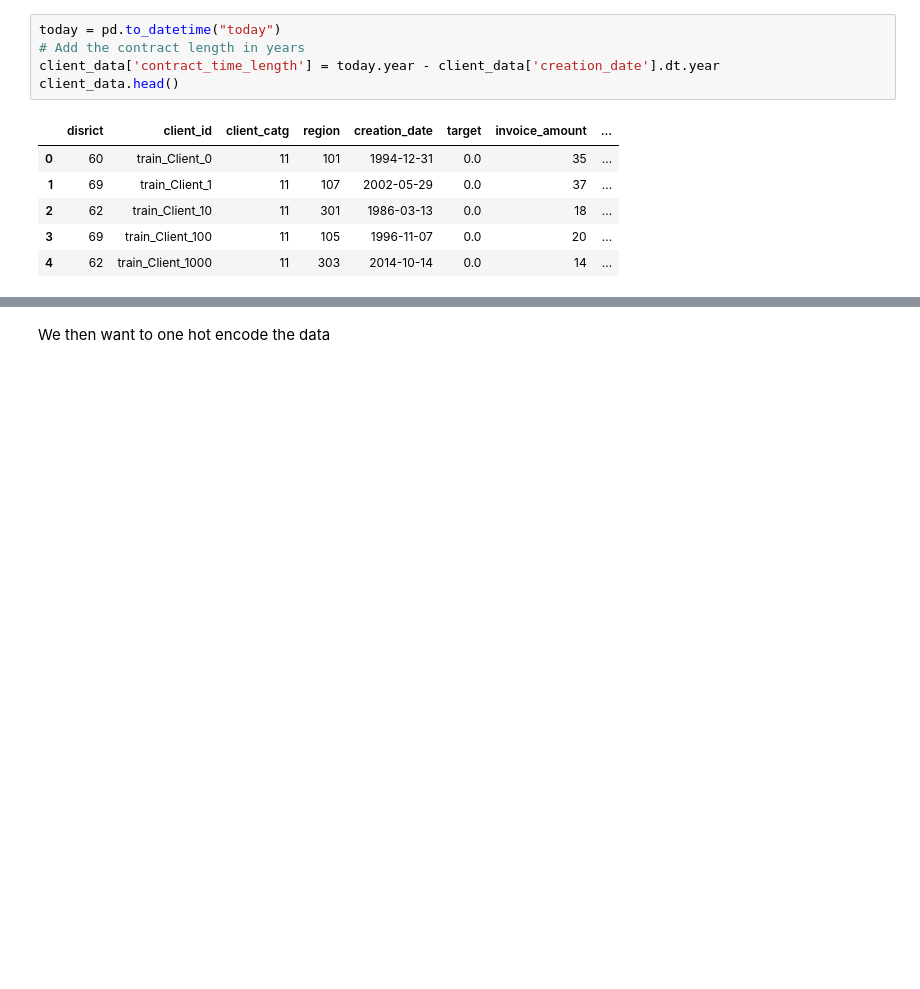
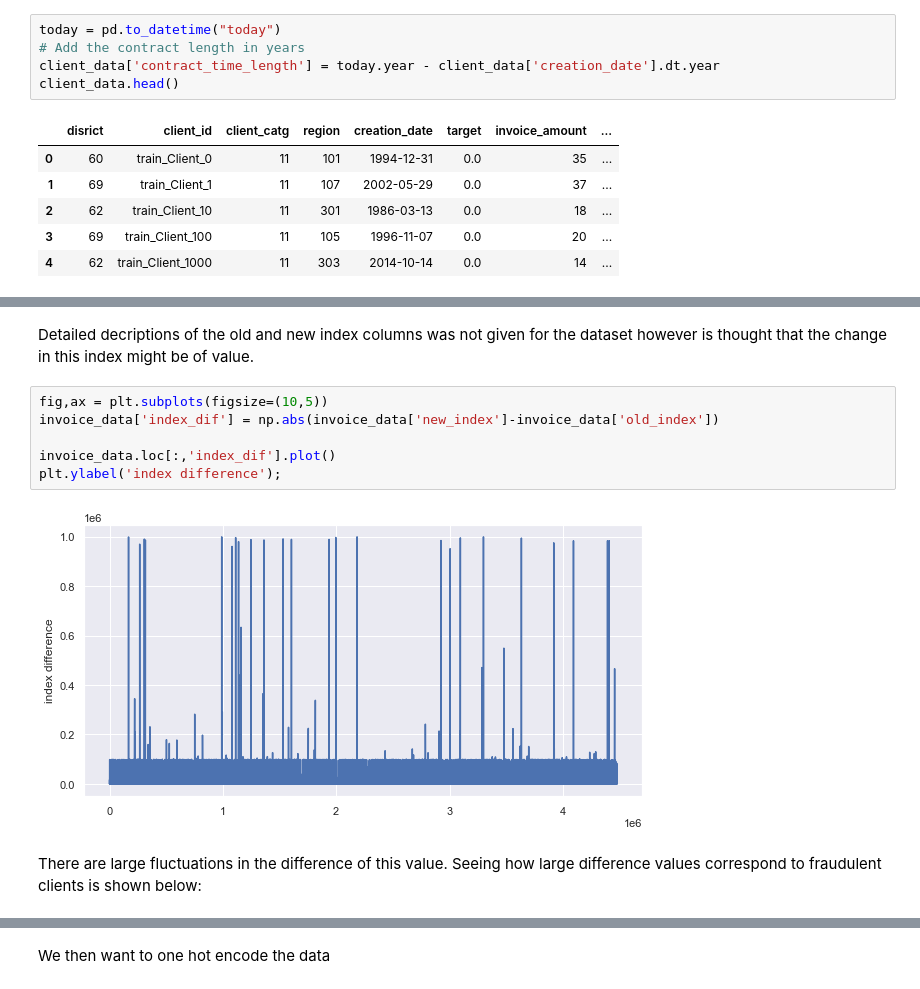
Before and after one commit to Werner101/Team_5_TPC, a Jupyter notebook: Team_5_FInal_1.ipynb, the cells around one changed output, grey strips where cells are left out. Drawn from its saved outputs; the diff is of its cells as text; blank space fills up the shorter version.

```diff
--- a/Team_5_FInal_1.ipynb
+++ b/Team_5_FInal_1.ipynb
@@ -109,0 +117,12 @@ invoice_data['index_dif'] = np.abs(invoice_data['new_index']-invoice_data['old_i
+# %% [markdown]
+Detailed decriptions of the old and new index columns was not given for the dataset however is thought that the change in this index might be of value.
+# %%
+fig,ax = plt.subplots(figsize=(10,5))
+invoice_data['index_dif'] = np.abs(invoice_data['new_index']-invoice_data['old_index'])
+
+invoice_data.loc[:,'index_dif'].plot()
+plt.ylabel('index difference');
+# %% [output]
+[figure, added]
+# %% [markdown]
+There are large fluctuations in the difference of this value. Seeing how large difference values correspond to fraudulent clients is shown below:
```
Also changed, not shown: parts of 24 cells of this notebook.
